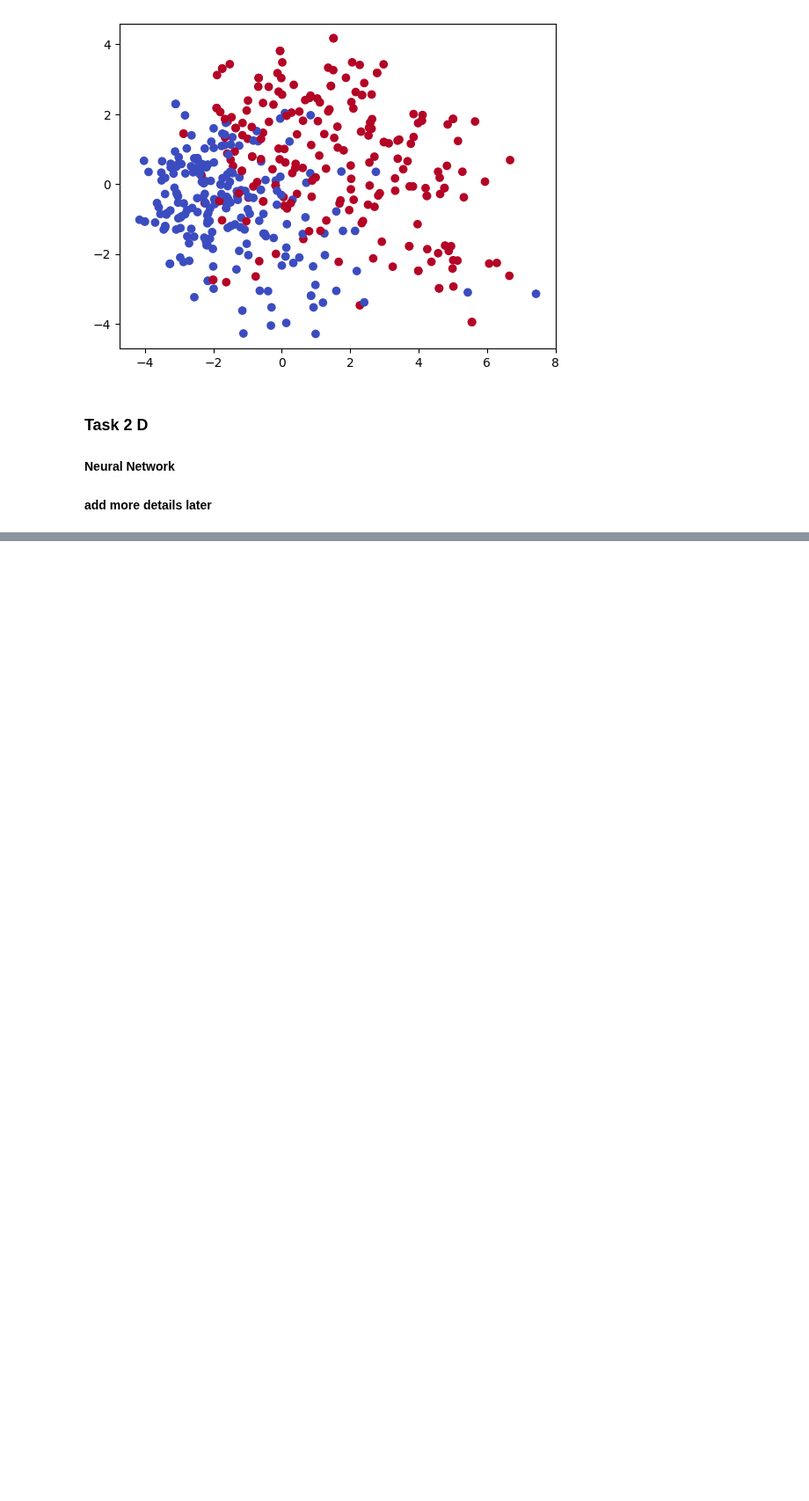
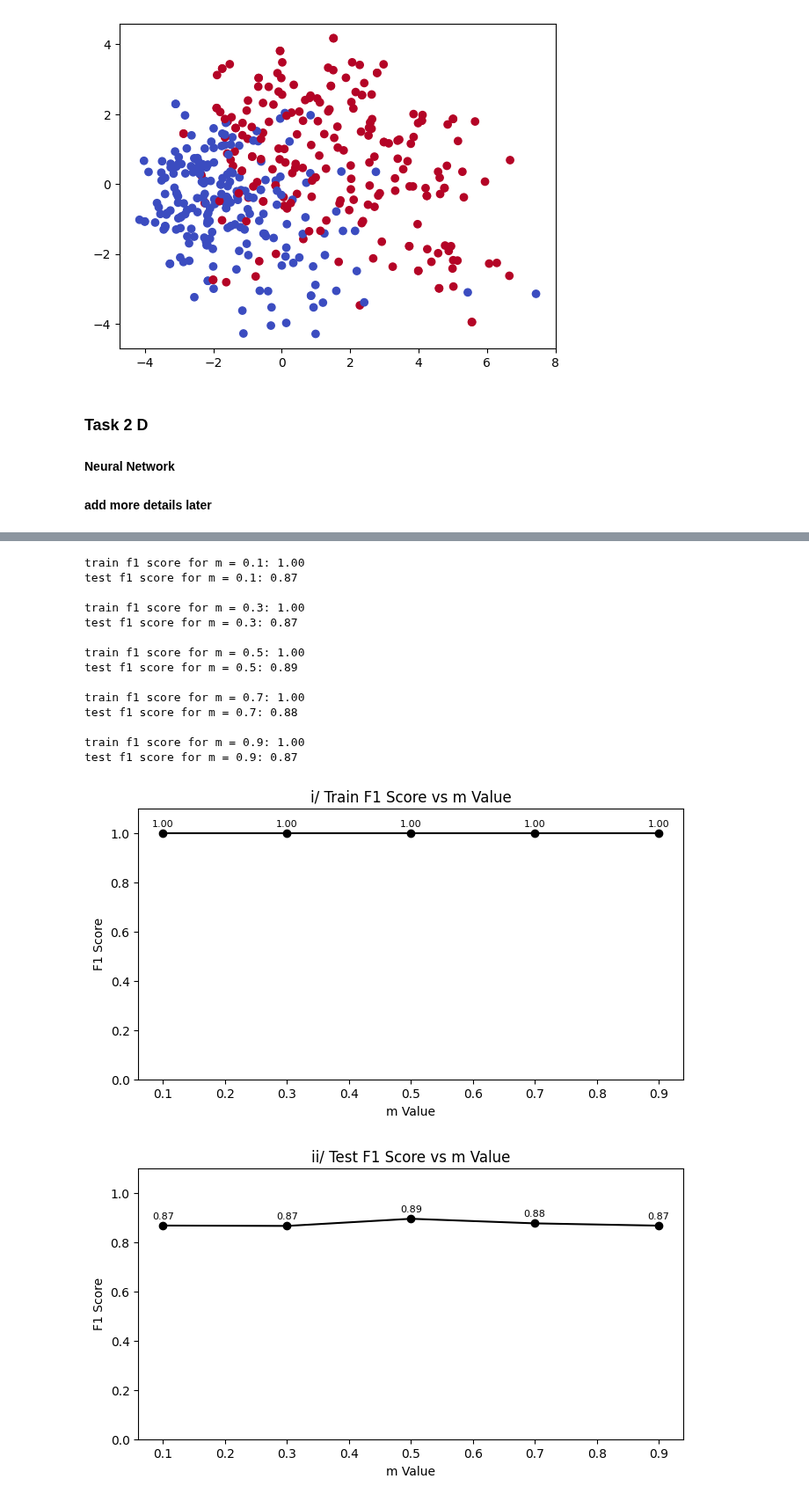
Before and after one commit to Compsci361-Group31/COMPSCI361-Assignment3, a Jupyter notebook: AS03.ipynb, the cells around one changed output, grey strips where cells are left out. Shown at 88% size. Drawn from its saved outputs; the diff is of its cells as text; code cells hidden in the pictures; blank space fills up the shorter version.

```diff
--- a/AS03.ipynb
+++ b/AS03.ipynb
@@ -149,11 +149,6 @@ plt.show()
 # %% [output]
 216 212
 [figure]
-# %%
-# get test data
-test_df = pd.read_csv('test.csv')
-test_y = test_df["Category"].to_numpy()
-test_X = cv.transform(test_df['Text']).toarray()
 # %% [markdown]
 ## Task 2: Classification Models Learning
 ### Task 2 A
@@ -237,0 +234,66 @@ plt.show()
+# %%
+from sklearn.metrics import f1_score
+
+test_df = pd.read_csv('test.csv')
+y_test = test_df["Category"].to_numpy()
+
+m_values = [0.1, 0.3, 0.5, 0.7, 0.9]
+train_f1_scores = []
+test_f1_scores = []
+for m in m_values:
+    # train a model on the subset of the training data
+    rows = int(m * y.size)
+    y_subset = y[0: rows]
+    X_subset, whole_word_bank, whole_frequencies, cv_subset = extract_features(train_df['Text'][0:rows])
+    rbf = SVC(kernel='rbf', C=1e10, gamma='auto')
+    rbf.fit(X_subset, y_subset)
+
+    # get training accuracy as f1-measure
+    y_pred = rbf.predict(X_subset)
+    train_f1 = f1_score(y_subset, y_pred, average='macro')
+    train_f1_scores.append(train_f1)
+
+    # get testing accuracy as f1-measure
+    test_X = cv_subset.transform(test_df['Text']).toarray() # use vectoriser from training to transform data
+    y_pred = rbf.predict(test_X)
+    test_f1 = f1_score(y_test, y_pred, average='macro')
+    test_f1_scores.append(test_f1)
+
+# plot for 3ai: training accuracy f1 score vs m values
+plt.figure(figsize=(8, 4))
+plt.plot(m_values, train_f1_scores, marker='o', label='Train F1', color='black')
+for m, f1 in zip(m_values, train_f1_scores):
+    plt.text(m, f1+0.02, f"{f1:.2f}", ha='center', va='bottom', fontsize=8)
+plt.ylim(0, 1.1)
+plt.xlabel('m Value')
+plt.ylabel('F1 Score')
+plt.title('i/ Train F1 Score vs m Value')
+plt.show()
+
+# plot for 3aii: test accuracy f1 score vs m values
+plt.figure(figsize=(8, 4))
+plt.plot(m_values, test_f1_scores, marker='o', label='Test F1', color='black')
+for m, f1 in zip(m_values, test_f1_scores):
+    plt.text(m, f1+0.02, f"{f1:.2f}", ha='center', va='bottom', fontsize=8)
+plt.ylim(0, 1.1)
+plt.xlabel('m Value')
+plt.ylabel('F1 Score')
+plt.title('ii/ Test F1 Score vs m Value')
+plt.show()
+# %% [output]
+train f1 score for m = 0.1: 1.00
+test f1 score for m = 0.1: 0.87
+
+train f1 score for m = 0.3: 1.00
+test f1 score for m = 0.3: 0.87
+
+train f1 score for m = 0.5: 1.00
+test f1 score for m = 0.5: 0.89
+
+train f1 score for m = 0.7: 1.00
+test f1 score for m = 0.7: 0.88
+
+train f1 score for m = 0.9: 1.00
+test f1 score for m = 0.9: 0.87
+[figure, added]
+[figure, added]
```
Also changed, not shown: parts of 2 cells of this notebook.
